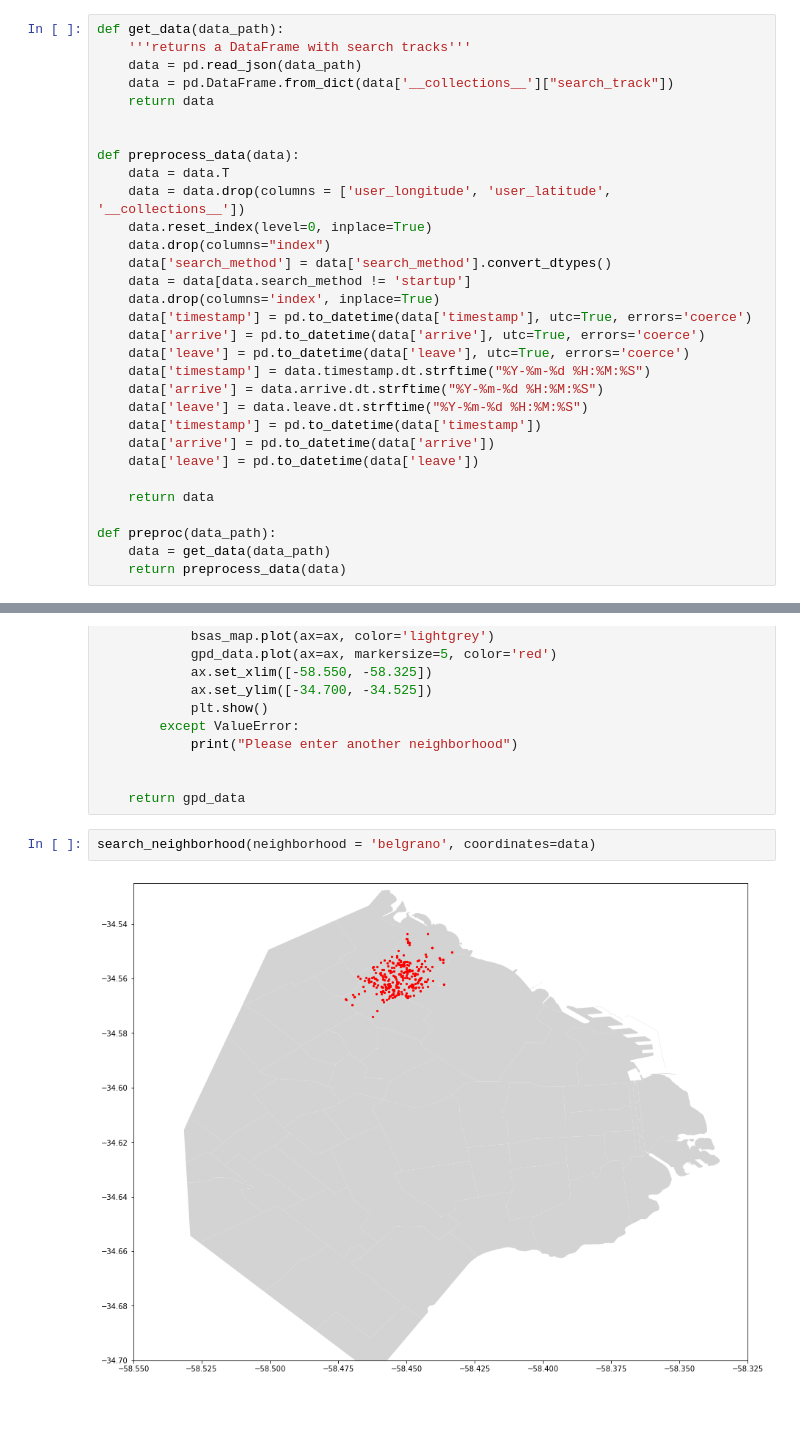
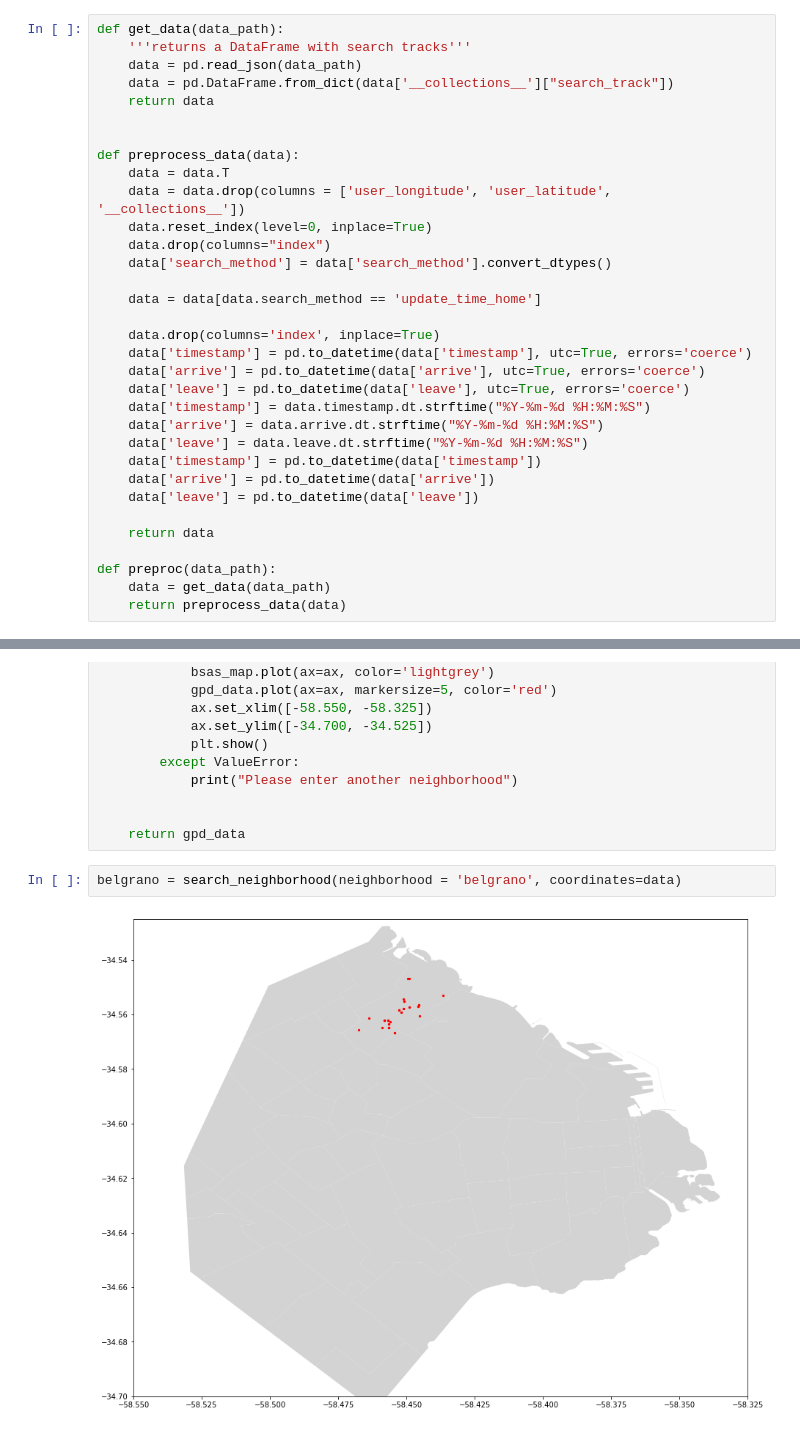
Before and after one commit to julietahocsman/goproject, a Jupyter notebook: notebooks/statistics_per_neighborhood.ipynb, the cells around one changed output, grey strips where cells are left out. Drawn from its saved outputs; the diff is of its cells as text.

```diff
--- a/notebooks/statistics_per_neighborhood.ipynb
+++ b/notebooks/statistics_per_neighborhood.ipynb
@@ -18,7 +18,9 @@ def preprocess_data(data):
     data.reset_index(level=0, inplace=True)
     data.drop(columns="index")
     data['search_method'] = data['search_method'].convert_dtypes()
-    data = data[data.search_method != 'startup']
+
+    data = data[data.search_method == 'update_time_home']
+
     data.drop(columns='index', inplace=True)
     data['timestamp'] = pd.to_datetime(data['timestamp'], utc=True, errors='coerce')
     data['arrive'] = pd.to_datetime(data['arrive'], utc=True, errors='coerce')
@@ -110,6 +112,6 @@ def search_neighborhood(neighborhood, coordinates):
 
     return gpd_data
 # %%
-search_neighborhood(neighborhood = 'belgrano', coordinates=data)
+belgrano = search_neighborhood(neighborhood = 'belgrano', coordinates=data)
 # %% [output]
-[figure, old version]
+[figure, new version]
```
Also changed, not shown: parts of 14 cells of this notebook.
